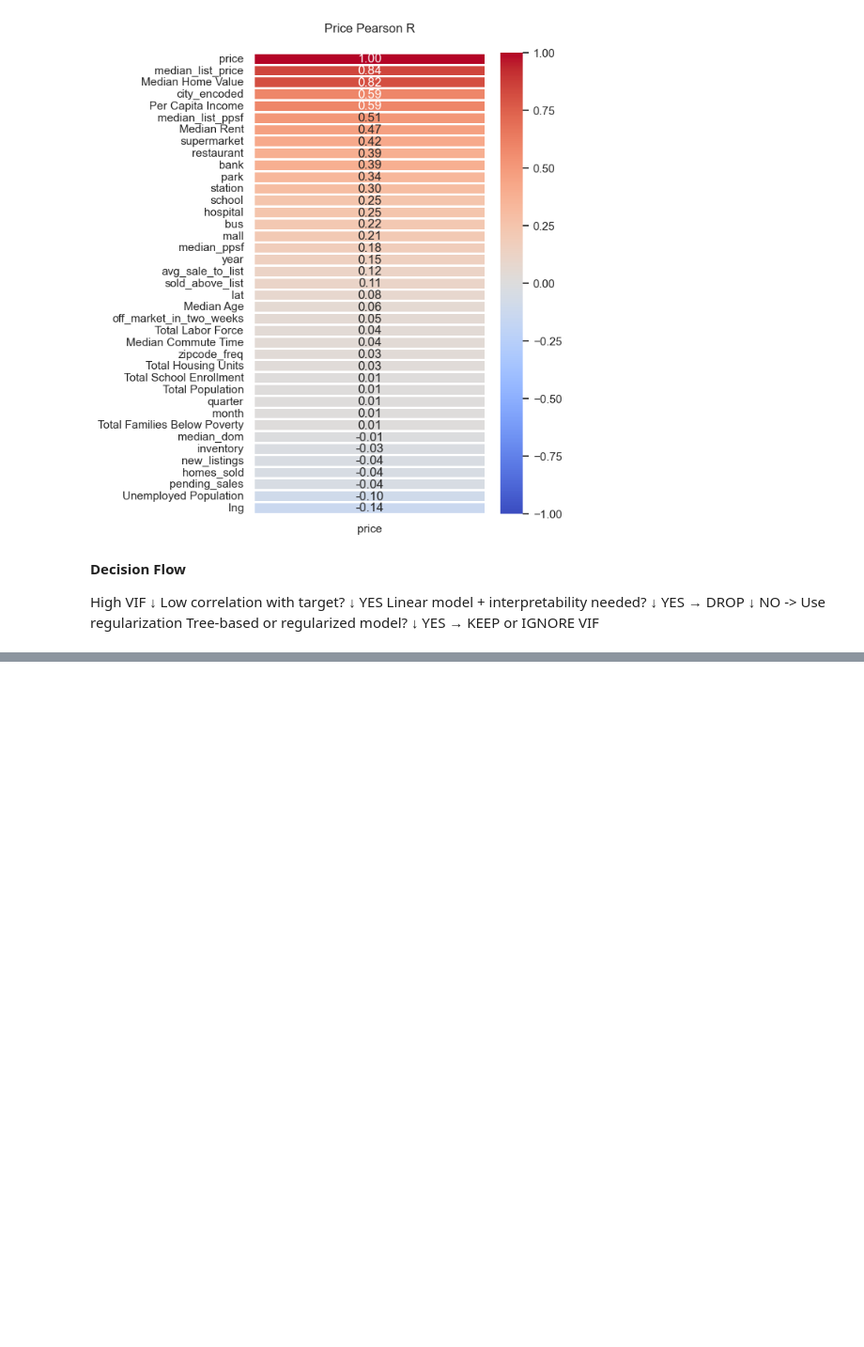
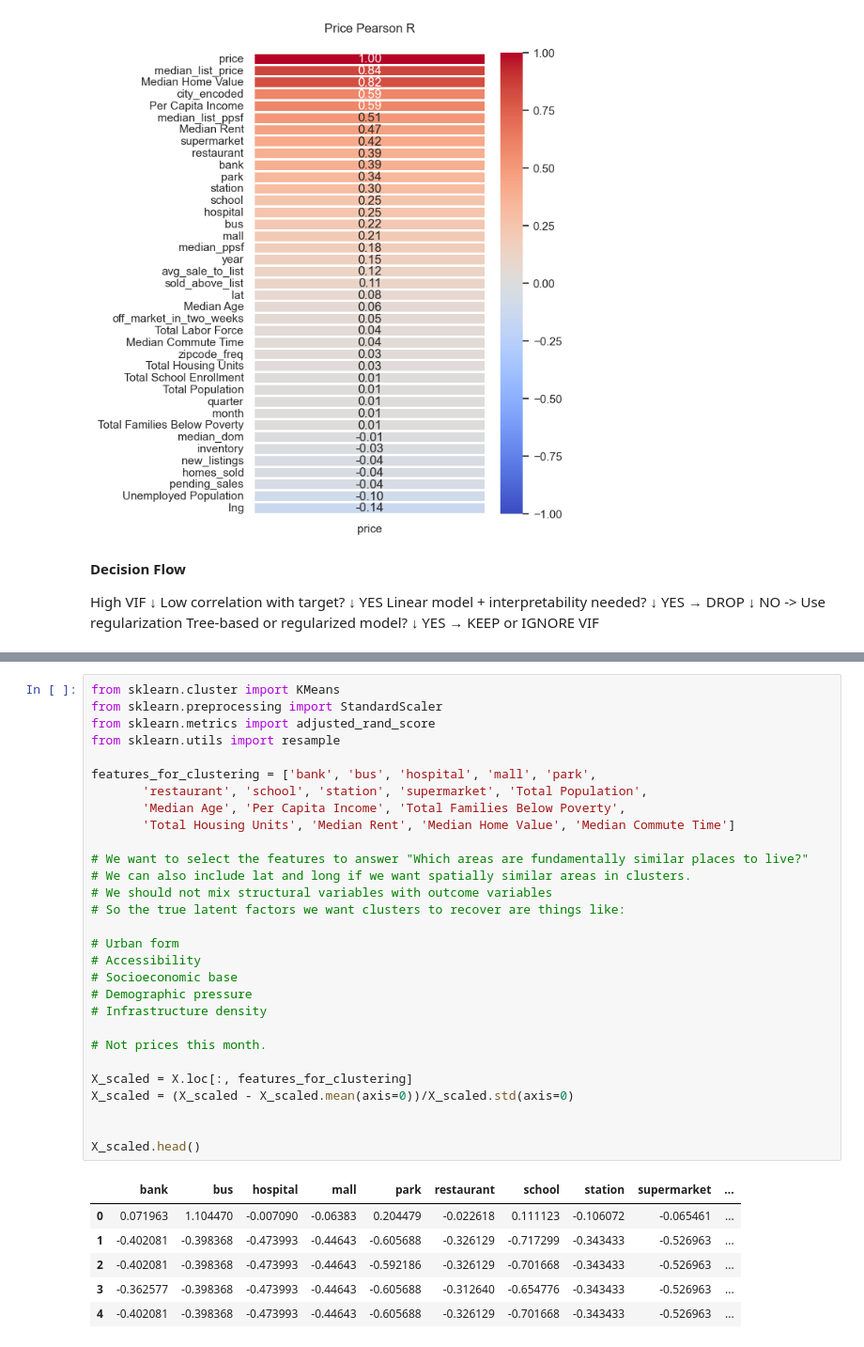
Before and after one commit to AadiPaliwal/regression_ml_end2end, a Jupyter notebook: notebooks/03_feature_engineering.ipynb, the cells around one changed output, grey strips where cells are left out. Shown at 94% size. Drawn from its saved outputs; the diff is of its cells as text; blank space fills up the shorter version.

```diff
--- a/notebooks/03_feature_engineering.ipynb
+++ b/notebooks/03_feature_engineering.ipynb
@@ -260,0 +339,36 @@ Tree-based or regularized model?
+# %%
+from sklearn.cluster import KMeans
+from sklearn.preprocessing import StandardScaler
+from sklearn.metrics import adjusted_rand_score
+from sklearn.utils import resample
+
+features_for_clustering = ['bank', 'bus', 'hospital', 'mall', 'park',
+       'restaurant', 'school', 'station', 'supermarket', 'Total Population',
+       'Median Age', 'Per Capita Income', 'Total Families Below Poverty',
+       'Total Housing Units', 'Median Rent', 'Median Home Value', 'Median Commute Time']
+
+# We want to select the features to answer "Which areas are fundamentally similar places to live?"
+# We can also include lat and long if we want spatially similar areas in clusters.
+# We should not mix structural variables with outcome variables
+# So the true latent factors we want clusters to recover are things like:
+
+# Urban form
+# Accessibility
+# Socioeconomic base
+# Demographic pressure
+# Infrastructure density
+
+# Not prices this month.
+
+X_scaled = X.loc[:, features_for_clustering]
+X_scaled = (X_scaled - X_scaled.mean(axis=0))/X_scaled.std(axis=0)
+
+
+X_scaled.head()
+# %% [output]
+|  | bank | bus | hospital | mall | park | restaurant | school | station | supermarket | ... |
+| 0 | 0.071963 | 1.104470 | -0.007090 | -0.06383 | 0.204479 | -0.022618 | 0.111123 | -0.106072 | -0.065461 | ... |
+| 1 | -0.402081 | -0.398368 | -0.473993 | -0.44643 | -0.605688 | -0.326129 | -0.717299 | -0.343433 | -0.526963 | ... |
+| 2 | -0.402081 | -0.398368 | -0.473993 | -0.44643 | -0.592186 | -0.326129 | -0.701668 | -0.343433 | -0.526963 | ... |
+| 3 | -0.362577 | -0.398368 | -0.473993 | -0.44643 | -0.605688 | -0.312640 | -0.654776 | -0.343433 | -0.526963 | ... |
+| 4 | -0.402081 | -0.398368 | -0.473993 | -0.44643 | -0.605688 | -0.326129 | -0.701668 | -0.343433 | -0.526963 | ... |
```
Also changed, not shown: parts of 23 cells of this notebook, 2 other files.
